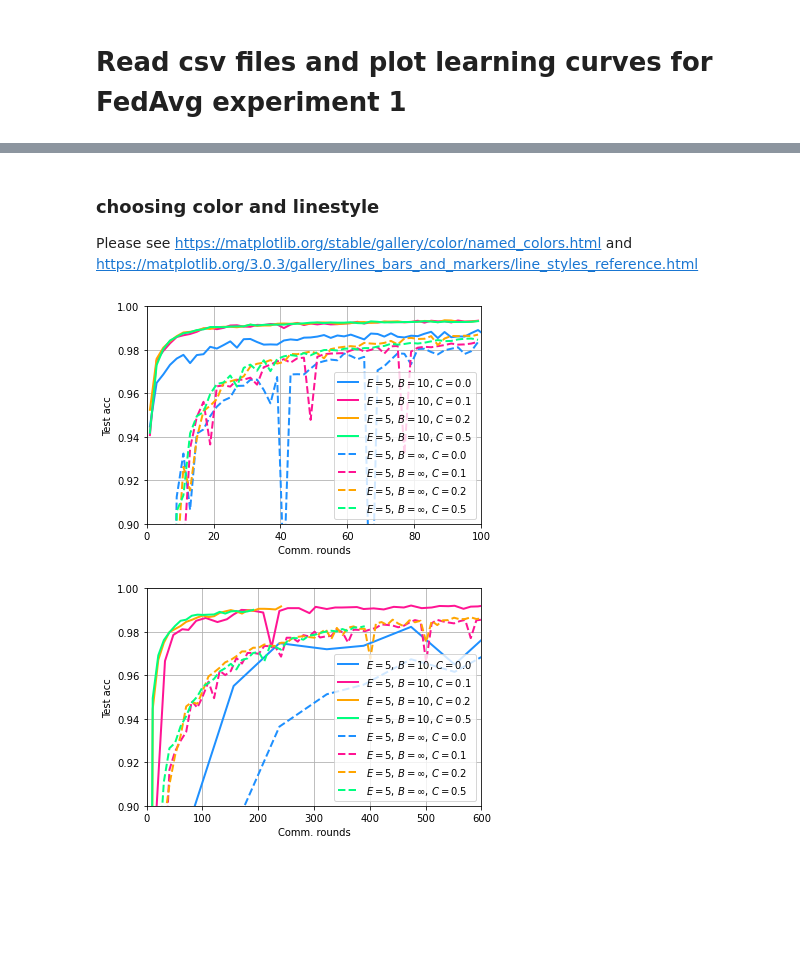
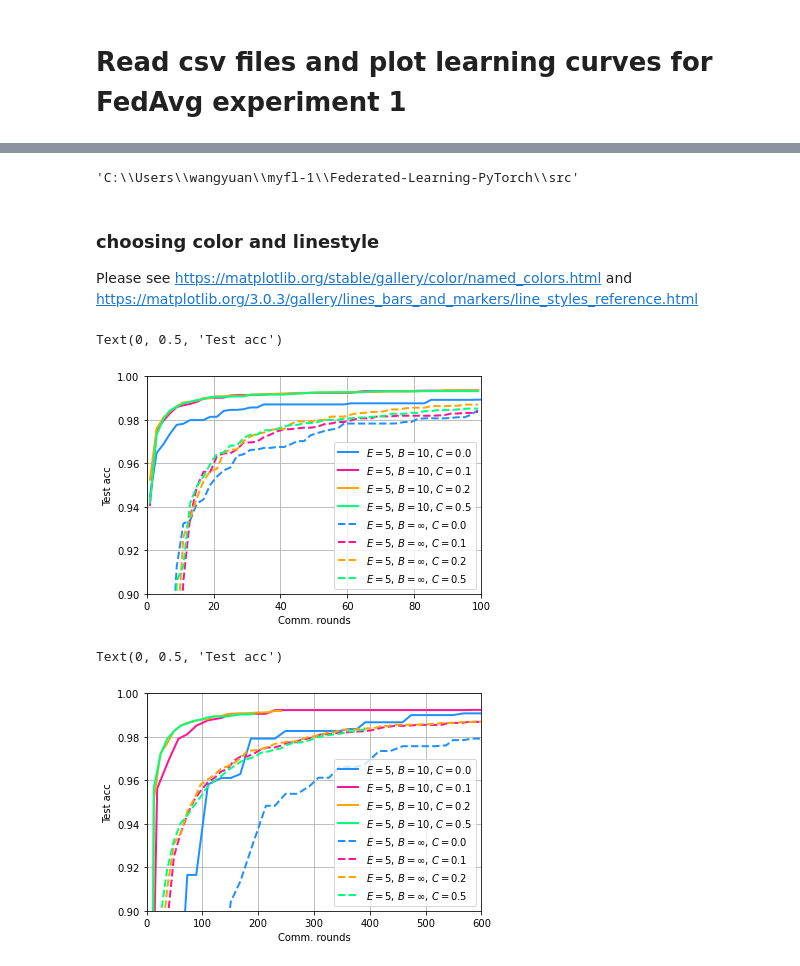
Before and after one commit to ywang037/Federated-Learning-PyTorch, a Jupyter notebook: helper-plot-csv-exp-1.ipynb, the cells around one changed output, grey strips where cells are left out. Drawn from its saved outputs; the diff is of its cells as text; code cells hidden in the pictures; blank space fills up the shorter version.

```diff
--- a/helper-plot-csv-exp-1.ipynb
+++ b/helper-plot-csv-exp-1.ipynb
@@ -14,0 +15,5 @@ os.getcwd()
+# %%
+os.chdir('src')
+os.getcwd()
+# %% [output]
+'C:\\Users\\wangyuan\\myfl-1\\Federated-Learning-PyTorch\\src'
@@ -15,10 +23,10 @@ os.getcwd()
 # %%
-file_path_1 = 'save\\figures-mnist\\data_src_exp_1_iid'
+file_path_1 = '..\\save\\figures-mnist\\data_src_exp_1_iid'
 _, _, filenames_1 = next(walk(file_path_1))
 files_to_read_1 = [join(file_path_1,f) for f in filenames_1]
 df_1 = [pd.read_csv(f) for f in files_to_read_1]
 
-file_path_2 = 'save\\figures-mnist\\data_src_exp_1_non_iid'
+file_path_2 = '..\\save\\figures-mnist\\data_src_exp_1_non_iid'
 _, _, filenames_2 = next(walk(file_path_2))
 files_to_read_2 = [join(file_path_2,f) for f in filenames_2]
 df_2 = [pd.read_csv(f) for f in files_to_read_2]
@@ -54,10 +62,11 @@ Please see https://matplotlib.org/stable/gallery/color/named_colors.html and htt
 step_1=2
 plt.figure()
 for i, data in enumerate(df_1):
+    lc = mlc(data['Value'].tolist())
     x = [dx for j, dx in enumerate(data['Step'].tolist()) if j % step_1 == 0]
-    y = [dy for j, dy in enumerate(data['Value'].tolist()) if j % step_1 == 0]
+    y = [dy for j, dy in enumerate(lc) if j % step_1 == 0]
+#     y = [dy for j, dy in enumerate(data['Value'].tolist()) if j % step_1 == 0]
     plt.plot(x,y,label=run_labels[i], linestyle=run_linestyles[i], color=run_colors[i],linewidth=2)
-#     plt.plot(x,y,label=run_labels[i],linewidth=2)
     plt.legend(loc='lower right')
 plt.grid()
 # plt.tight_layout()
@@ -65,29 +74,32 @@ plt.xlim(0,100)
 plt.ylim(0.90,1.0)
 plt.xlabel('Comm. rounds')
 plt.ylabel('Test acc')
-plt.savefig('save\\figures-mnist\\fedavg-exp-1-iid.png')
+# plt.savefig('save\\figures-mnist\\fedavg-exp-1-iid.png')
 # %% [output]
+Text(0, 0.5, 'Test acc')
-[figure, old version]
+[figure, new version]
 # %%
 # plot the first figure for experiment 1 with non-iid data
-# step_2=20
+step_2=12
 plt.figure()
 for i, data in enumerate(df_2):
-    if i == 0 or i == 4:
-        step_2=50
-    else:
-        step_2=10
+#     if i == 0 or i == 4:
+#         step_2=50
+#     else:
+#         step_2=10
+    lc = mlc(data['Value'].tolist())
     x = [dx for j, dx in enumerate(data['Step'].tolist()) if j % step_2 == 0]
-    y = [dy for j, dy in enumerate(data['Value'].tolist()) if j % step_2 == 0]
+    y = [dy for j, dy in enumerate(lc) if j % step_2 == 0]
+#     y = [dy for j, dy in enumerate(data['Value'].tolist()) if j % step_2 == 0]
     plt.plot(x,y,label=run_labels[i], linestyle=run_linestyles[i], color=run_colors[i],linewidth=2)
-#     plt.plot(x,y,label=run_labels[i],linewidth=2)
     plt.legend(loc='lower right')
 plt.grid()
 # plt.tight_layout()
 plt.xlim(0,600)
-plt.ylim(0.9,1.0)
+plt.ylim(0.90,1.0)
 plt.xlabel('Comm. rounds')
 plt.ylabel('Test acc')
-plt.savefig('save\\figures-mnist\\fedavg-exp-1-non-iid.png')
+# plt.savefig('save\\figures-mnist\\fedavg-exp-1-non-iid.png')
 # %% [output]
+Text(0, 0.5, 'Test acc')
-[figure, old version]
+[figure, new version]
```
Also changed, not shown: parts of 2 cells of this notebook.
